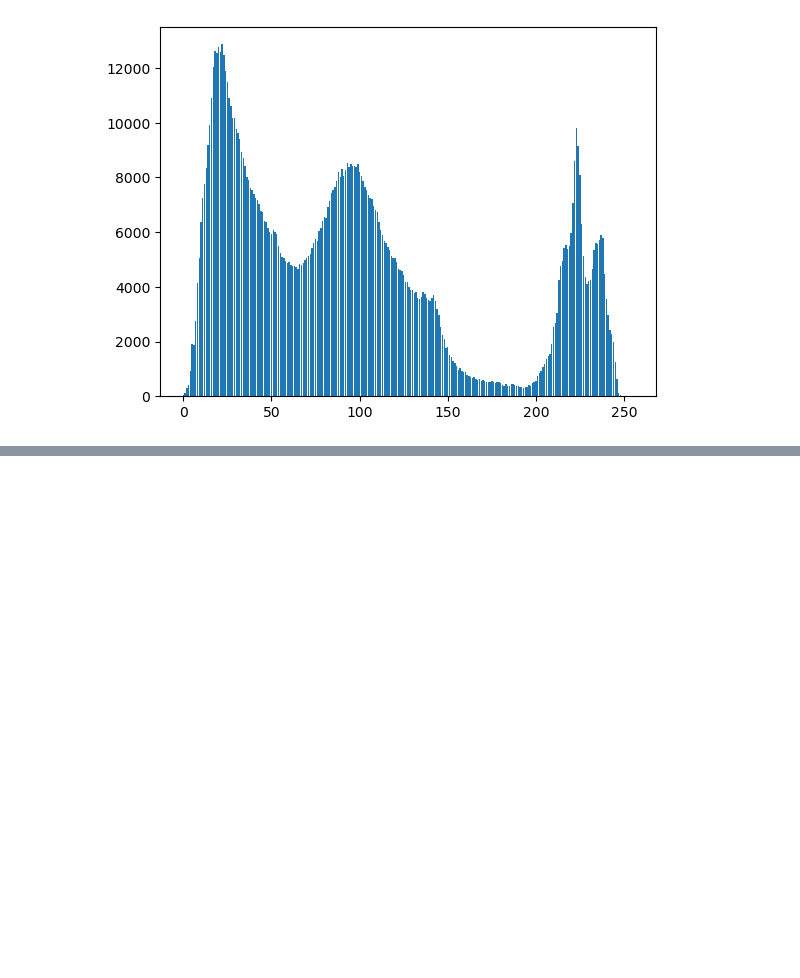
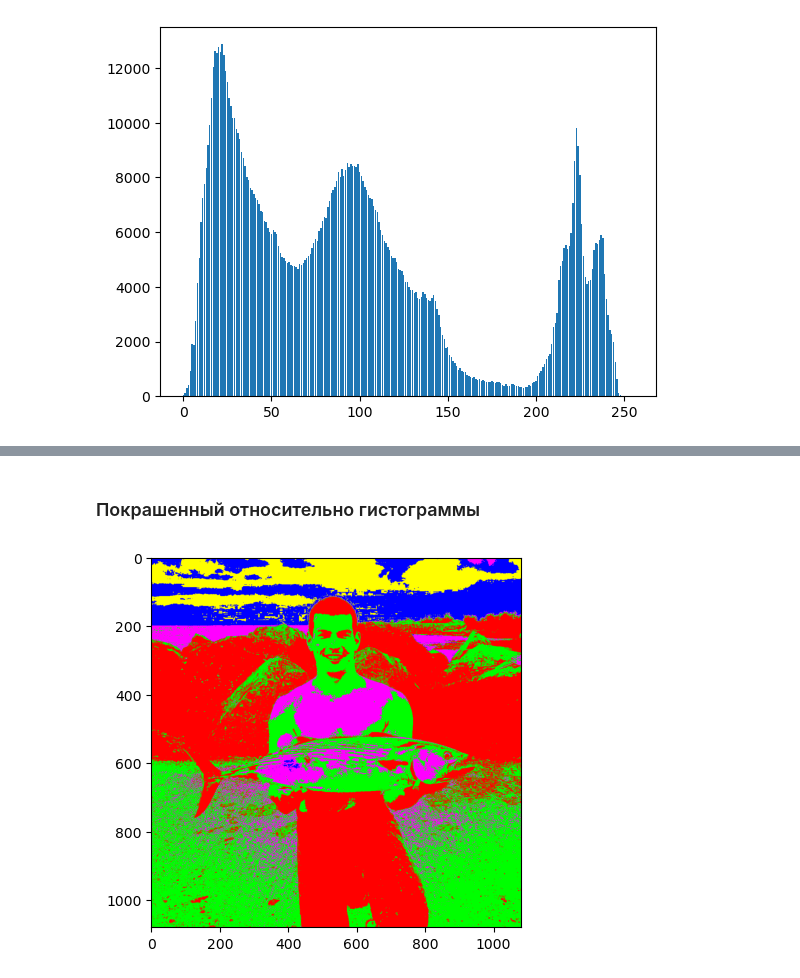
Before and after one commit to Str1kez/computer_vision, a Jupyter notebook: exercise2.ipynb, the cells around one changed output, grey strips where cells are left out. Cells and saved outputs as stored; diff of their text form; code cells hidden in the pictures; blank space fills up the shorter version.

```diff
--- a/exercise2.ipynb
+++ b/exercise2.ipynb
@@ -235,0 +202,24 @@ Clipping input data to the valid range for imshow with RGB data ([0..1] for floa
+# %%
+def get_sectored_image():
+    image = get_halftone_image()
+    segm1 = image <= 60
+    segm2 = (image > 60) & (image <= 120)
+    segm2_part = (image > 120) & (image <= 190)
+    segm3 = (image > 190) & (image <= 225)
+    segm4 = image > 225
+    colorized_image = np.zeros((*image.shape, 3), dtype=np.uint8)
+    colorized_image[segm1] = (255, 0, 0)
+    colorized_image[segm2] = (0, 255, 0)
+    colorized_image[segm3] = (0, 0, 255)
+    colorized_image[segm4] = (255, 255, 0)
+    colorized_image[segm2_part] = (255, 0, 255)
+    return colorized_image
+
+
+sectored_image = get_sectored_image()
+# %% [markdown]
+### Покрашенный относительно гистограммы
+# %%
+show_image(sectored_image)
+# %% [output]
+[figure, added]
```
Also changed, not shown: parts of 5 cells of this notebook, 7 other files.
